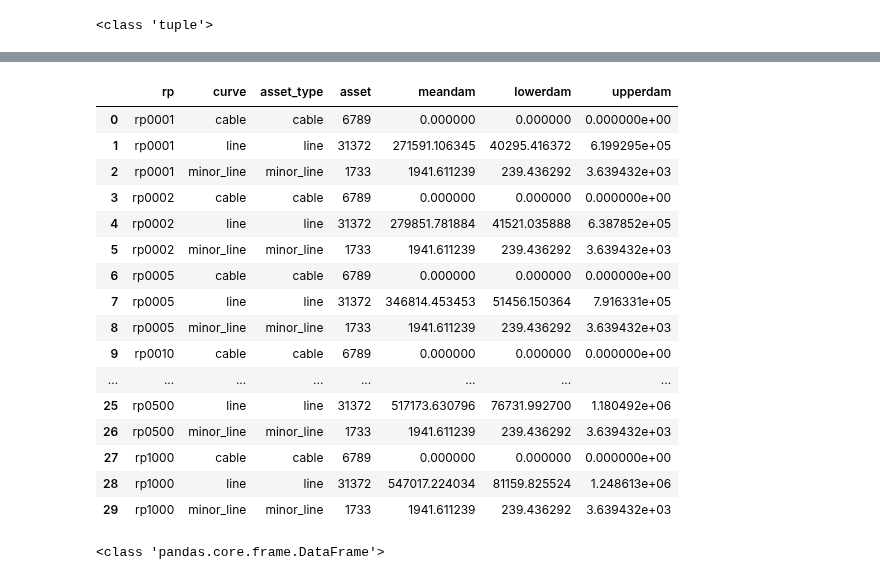
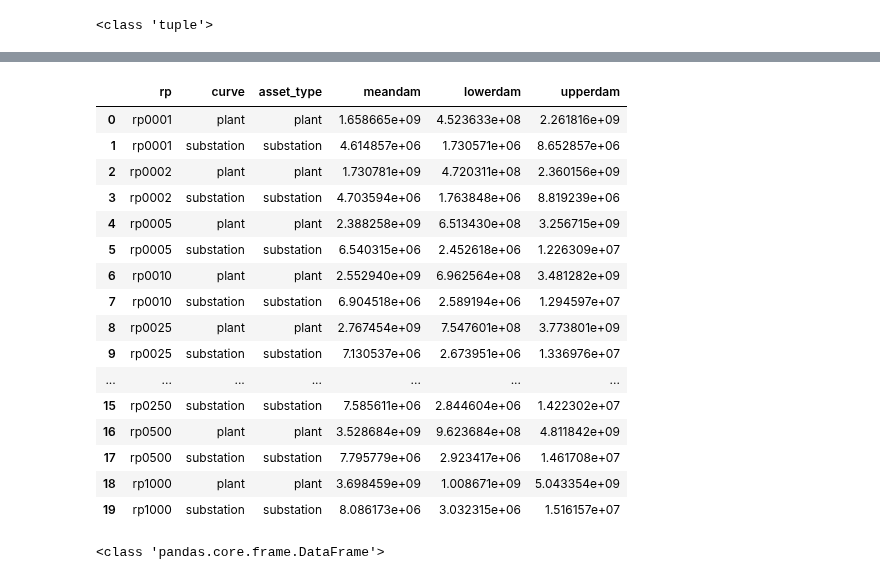
Before and after one commit to Mengqi-Ye/pg_risk_analysis, a Jupyter notebook: notebooks/Example_run.ipynb, the cells around one changed output, grey strips where cells are left out. Cells and saved outputs as stored; diff of their text form; code cells hidden in the pictures.

```diff
--- a/notebooks/Example_run.ipynb
+++ b/notebooks/Example_run.ipynb
@@ -744,7 +744,7 @@ def assess_damage_osm(country_code,osm_power_infra,hazard_type):
 
     if hazard_type=='tc':
         # read wind data
-        climate_models = ['','_CMCC-CM2-VHR4','_CNRM-CM6-1-HR','_EC-Earth3P-HR','_HadGEM3-GC31-HM']
+        climate_models = ['_CMCC-CM2-VHR4']#'','_CMCC-CM2-VHR4','_CNRM-CM6-1-HR','_EC-Earth3P-HR','_HadGEM3-GC31-HM'
         df_ds = open_storm_data(country_code)
 
         # remove assets that will not have any damage
@@ -790,7 +790,7 @@ def assess_damage_osm(country_code,osm_power_infra,hazard_type):
         get_asset_type_line = dict(zip(osm_lines.index,osm_lines.asset))
 
         if hazard_type == 'fl':
-            results = pd.DataFrame(collect_line_damages,columns=['rp','asset','curve','meandam','lowerdam','upperdam'])  #columns=['rp','asset','curve','damage']
+            results = pd.DataFrame(collect_line_damages,columns=['rp','asset','curve','meandam','lowerdam','upperdam'])
         elif hazard_type == 'tc':
             results = pd.DataFrame([item for sublist in collect_line_damages
                                     for item in sublist],columns=['rp','asset','curve','meandam','lowerdam','upperdam'])
@@ -867,27 +870,27 @@ osm_damage_infra = assess_damage_osm('TWN',osm_power_infra,'fl')
 # %%
 #with pd.ExcelWriter(os.path.join(output_path,'output.xlsx')) as writer:
 #    osm_damage_infra[0]['historical'].to_excel(writer, sheet_name='Sheet_name_1')
-# %%
-# extract nested dict by key
-osm_damage_infra[0]['historical']
-# %% [output]
-|  | rp | curve | asset_type | asset | meandam | lowerdam | upperdam |
-| 0 | rp0001 | cable | cable | 6789 | 0.000000 | 0.000000 | 0.000000e+00 |
-| 1 | rp0001 | line | line | 31372 | 271591.106345 | 40295.416372 | 6.199295e+05 |
-| 2 | rp0001 | minor_line | minor_line | 1733 | 1941.611239 | 239.436292 | 3.639432e+03 |
-| 3 | rp0002 | cable | cable | 6789 | 0.000000 | 0.000000 | 0.000000e+00 |
-| 4 | rp0002 | line | line | 31372 | 279851.781884 | 41521.035888 | 6.387852e+05 |
-| 5 | rp0002 | minor_line | minor_line | 1733 | 1941.611239 | 239.436292 | 3.639432e+03 |
-| 6 | rp0005 | cable | cable | 6789 | 0.000000 | 0.000000 | 0.000000e+00 |
-| 7 | rp0005 | line | line | 31372 | 346814.453453 | 51456.150364 | 7.916331e+05 |
-| 8 | rp0005 | minor_line | minor_line | 1733 | 1941.611239 | 239.436292 | 3.639432e+03 |
-| 9 | rp0010 | cable | cable | 6789 | 0.000000 | 0.000000 | 0.000000e+00 |
-| ... | ... | ... | ... | ... | ... | ... | ... |
-| 25 | rp0500 | line | line | 31372 | 517173.630796 | 76731.992700 | 1.180492e+06 |
-| 26 | rp0500 | minor_line | minor_line | 1733 | 1941.611239 | 239.436292 | 3.639432e+03 |
-| 27 | rp1000 | cable | cable | 6789 | 0.000000 | 0.000000 | 0.000000e+00 |
-| 28 | rp1000 | line | line | 31372 | 547017.224034 | 81159.825524 | 1.248613e+06 |
-| 29 | rp1000 | minor_line | minor_line | 1733 | 1941.611239 | 239.436292 | 3.639432e+03 |
+# %%
+# extract nested dict by key
+osm_damage_infra[1]['historical']
+# %% [output]
+|  | rp | curve | asset_type | meandam | lowerdam | upperdam |
+| 0 | rp0001 | plant | plant | 1.658665e+09 | 4.523633e+08 | 2.261816e+09 |
+| 1 | rp0001 | substation | substation | 4.614857e+06 | 1.730571e+06 | 8.652857e+06 |
+| 2 | rp0002 | plant | plant | 1.730781e+09 | 4.720311e+08 | 2.360156e+09 |
+| 3 | rp0002 | substation | substation | 4.703594e+06 | 1.763848e+06 | 8.819239e+06 |
+| 4 | rp0005 | plant | plant | 2.388258e+09 | 6.513430e+08 | 3.256715e+09 |
+| 5 | rp0005 | substation | substation | 6.540315e+06 | 2.452618e+06 | 1.226309e+07 |
+| 6 | rp0010 | plant | plant | 2.552940e+09 | 6.962564e+08 | 3.481282e+09 |
+| 7 | rp0010 | substation | substation | 6.904518e+06 | 2.589194e+06 | 1.294597e+07 |
+| 8 | rp0025 | plant | plant | 2.767454e+09 | 7.547601e+08 | 3.773801e+09 |
+| 9 | rp0025 | substation | substation | 7.130537e+06 | 2.673951e+06 | 1.336976e+07 |
+| ... | ... | ... | ... | ... | ... | ... |
+| 15 | rp0250 | substation | substation | 7.585611e+06 | 2.844604e+06 | 1.422302e+07 |
+| 16 | rp0500 | plant | plant | 3.528684e+09 | 9.623684e+08 | 4.811842e+09 |
+| 17 | rp0500 | substation | substation | 7.795779e+06 | 2.923417e+06 | 1.461708e+07 |
+| 18 | rp1000 | plant | plant | 3.698459e+09 | 1.008671e+09 | 5.043354e+09 |
+| 19 | rp1000 | substation | substation | 8.086173e+06 | 3.032315e+06 | 1.516157e+07 |
 # %%
 print(type(osm_damage_infra[0]['historical']))
 # %% [output]
```
Also changed, not shown: parts of 8 cells of this notebook, 45 other files.
